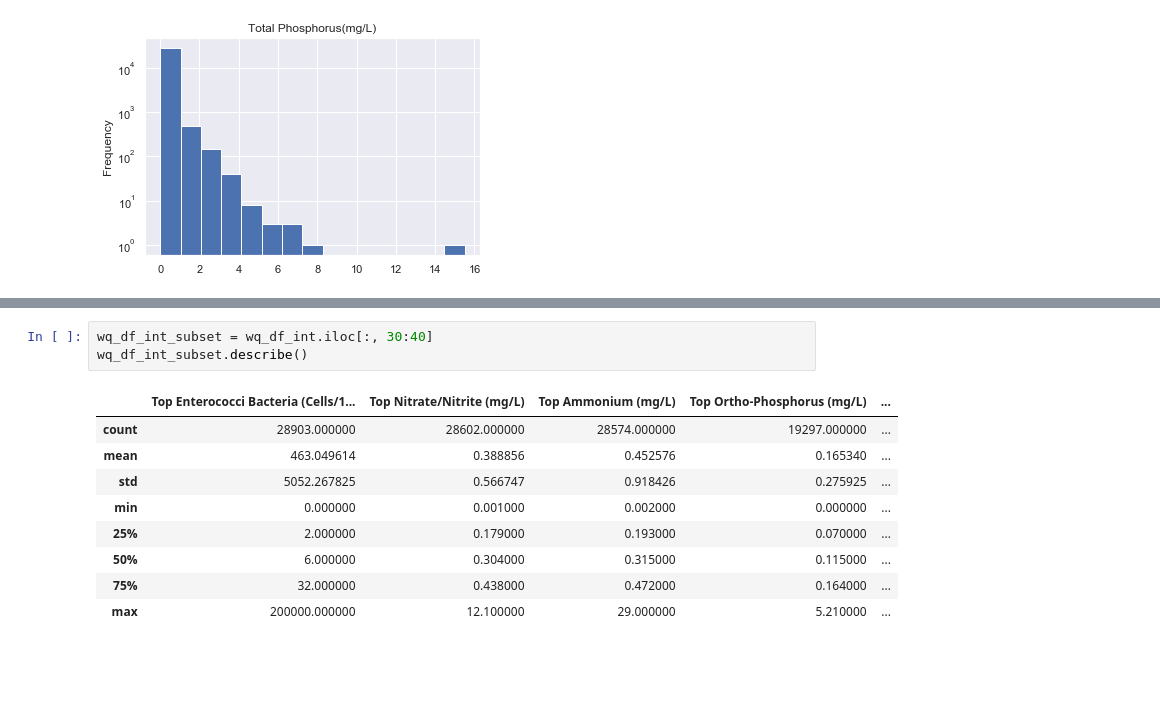
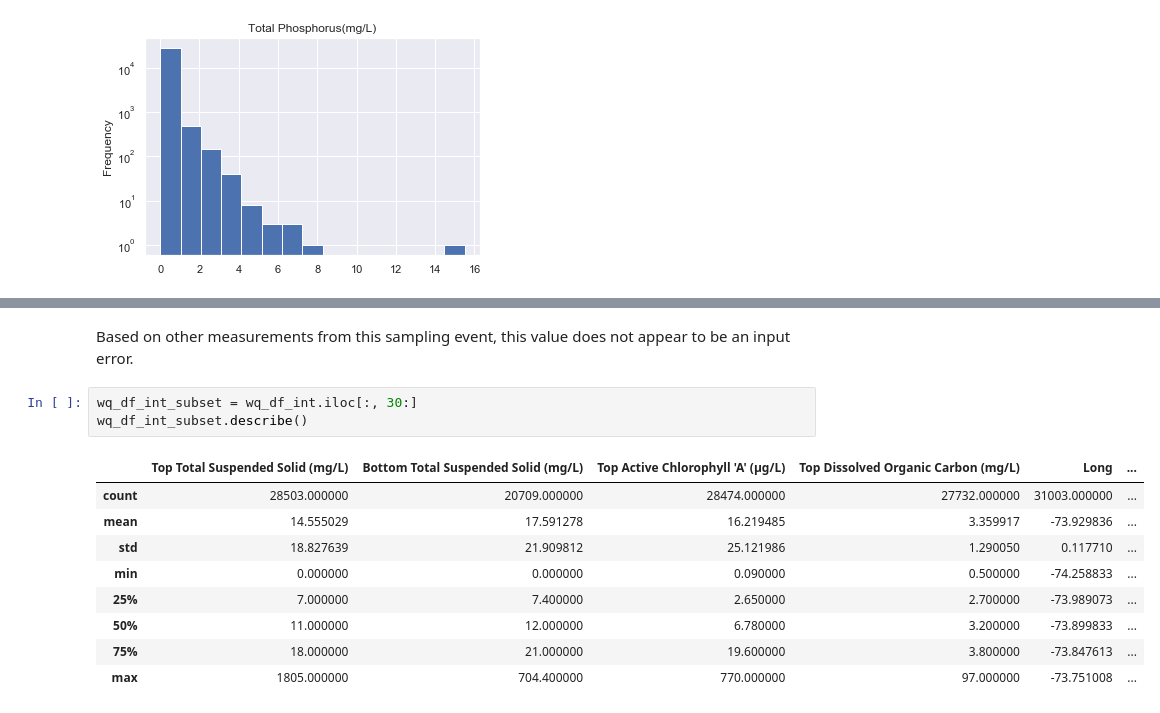
Before and after one commit to dradamski/capstone-two, a Jupyter notebook: notebooks/Data Exploration.ipynb, the cells around one changed output, grey strips where cells are left out. Drawn from its saved outputs; the diff is of its cells as text; blank space fills up the shorter version.

Commit message:
checked first 30 columns for input errors.

```diff
--- a/notebooks/Data Exploration.ipynb
+++ b/notebooks/Data Exploration.ipynb
@@ -270,16 +356,18 @@ KeyError: 'Top Sample Par (uE/S m2)'
+# %% [markdown]
+Based on other measurements from this sampling event, this value does not appear to be an input error.
 # %%
-wq_df_int_subset = wq_df_int.iloc[:, 30:40]
+wq_df_int_subset = wq_df_int.iloc[:, 30:]
 wq_df_int_subset.describe()
 # %% [output]
-|  | Top Enterococci Bacteria (Cells/1... | Top Nitrate/Nitrite (mg/L) | Top Ammonium (mg/L) | Top Ortho-Phosphorus (mg/L) | ... |
-| count | 28903.000000 | 28602.000000 | 28574.000000 | 19297.000000 | ... |
-| mean | 463.049614 | 0.388856 | 0.452576 | 0.165340 | ... |
-| std | 5052.267825 | 0.566747 | 0.918426 | 0.275925 | ... |
-| min | 0.000000 | 0.001000 | 0.002000 | 0.000000 | ... |
-| 25% | 2.000000 | 0.179000 | 0.193000 | 0.070000 | ... |
-| 50% | 6.000000 | 0.304000 | 0.315000 | 0.115000 | ... |
-| 75% | 32.000000 | 0.438000 | 0.472000 | 0.164000 | ... |
-| max | 200000.000000 | 12.100000 | 29.000000 | 5.210000 | ... |
+|  | Top Total Suspended Solid (mg/L) | Bottom Total Suspended Solid (mg/L) | Top Active Chlorophyll 'A' (µg/L) | Top Dissolved Organic Carbon (mg/L) | Long | ... |
+| count | 28503.000000 | 20709.000000 | 28474.000000 | 27732.000000 | 31003.000000 | ... |
+| mean | 14.555029 | 17.591278 | 16.219485 | 3.359917 | -73.929836 | ... |
+| std | 18.827639 | 21.909812 | 25.121986 | 1.290050 | 0.117710 | ... |
+| min | 0.000000 | 0.000000 | 0.090000 | 0.500000 | -74.258833 | ... |
+| 25% | 7.000000 | 7.400000 | 2.650000 | 2.700000 | -73.989073 | ... |
+| 50% | 11.000000 | 12.000000 | 6.780000 | 3.200000 | -73.899833 | ... |
+| 75% | 18.000000 | 21.000000 | 19.600000 | 3.800000 | -73.847613 | ... |
+| max | 1805.000000 | 704.400000 | 770.000000 | 97.000000 | -73.751008 | ... |
 # %%
 for col in wq_df_int_subset:
     _ = plt.figure()
```
Also changed, not shown: parts of 15 cells of this notebook.
